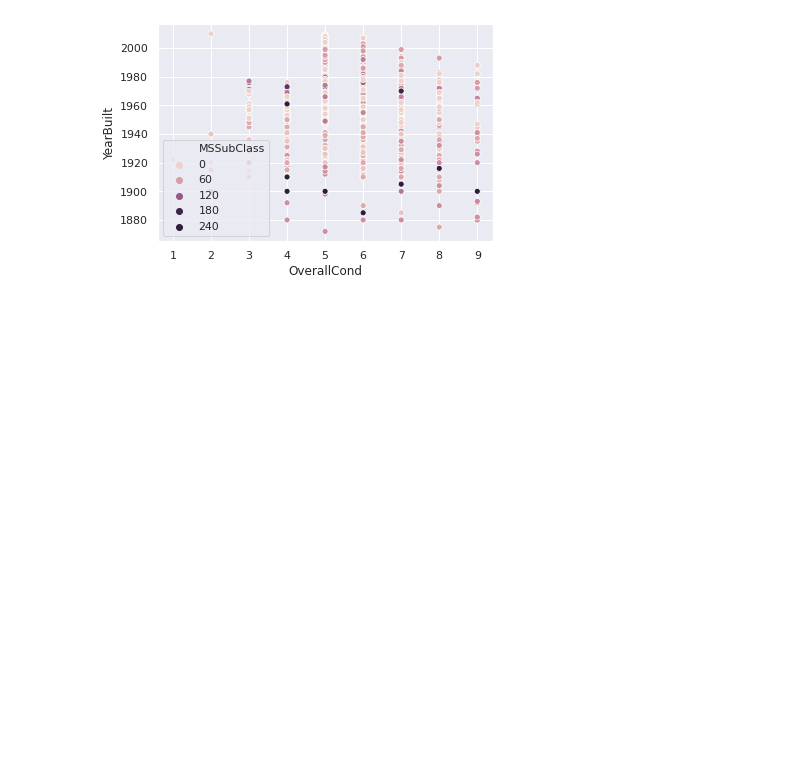
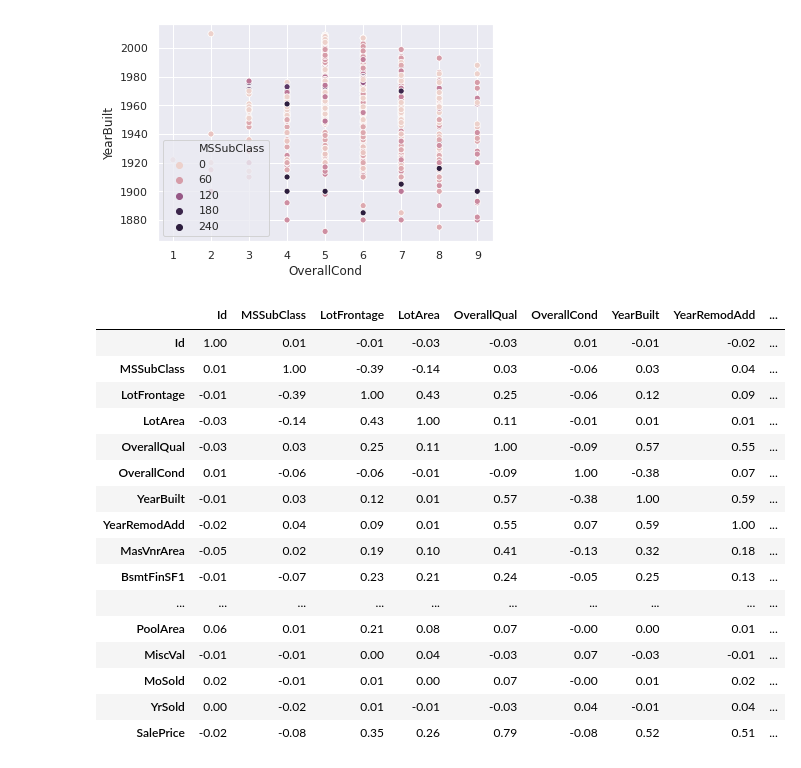
Before and after one commit to CSC345DSLoveYou/HousePrice_DSLoveyou, a Jupyter notebook: HousePrices_DSLoveYou.ipynb, the cells around one changed output. Saved outputs shown, nothing was run; the diff lists cells and outputs as text; code cells hidden in the pictures; blank space fills up the shorter version.

Commit message:
Correlation matrix of House-price

```diff
--- a/HousePrices_DSLoveYou.ipynb
+++ b/HousePrices_DSLoveYou.ipynb
@@ -110,3 +110,23 @@ sns.scatterplot(x = "OverallCond", y = "YearBuilt",data=data, hue= 'MSSubClass')
 plt.show()
 # %% [output]
 [figure]
+# %%
+dfTrain.corr().round(2)
+# %% [output]
+|  | Id | MSSubClass | LotFrontage | LotArea | OverallQual | OverallCond | YearBuilt | YearRemodAdd | ... |
+| Id | 1.00 | 0.01 | -0.01 | -0.03 | -0.03 | 0.01 | -0.01 | -0.02 | ... |
+| MSSubClass | 0.01 | 1.00 | -0.39 | -0.14 | 0.03 | -0.06 | 0.03 | 0.04 | ... |
+| LotFrontage | -0.01 | -0.39 | 1.00 | 0.43 | 0.25 | -0.06 | 0.12 | 0.09 | ... |
+| LotArea | -0.03 | -0.14 | 0.43 | 1.00 | 0.11 | -0.01 | 0.01 | 0.01 | ... |
+| OverallQual | -0.03 | 0.03 | 0.25 | 0.11 | 1.00 | -0.09 | 0.57 | 0.55 | ... |
+| OverallCond | 0.01 | -0.06 | -0.06 | -0.01 | -0.09 | 1.00 | -0.38 | 0.07 | ... |
+| YearBuilt | -0.01 | 0.03 | 0.12 | 0.01 | 0.57 | -0.38 | 1.00 | 0.59 | ... |
+| YearRemodAdd | -0.02 | 0.04 | 0.09 | 0.01 | 0.55 | 0.07 | 0.59 | 1.00 | ... |
+| MasVnrArea | -0.05 | 0.02 | 0.19 | 0.10 | 0.41 | -0.13 | 0.32 | 0.18 | ... |
+| BsmtFinSF1 | -0.01 | -0.07 | 0.23 | 0.21 | 0.24 | -0.05 | 0.25 | 0.13 | ... |
+| ... | ... | ... | ... | ... | ... | ... | ... | ... | ... |
+| PoolArea | 0.06 | 0.01 | 0.21 | 0.08 | 0.07 | -0.00 | 0.00 | 0.01 | ... |
+| MiscVal | -0.01 | -0.01 | 0.00 | 0.04 | -0.03 | 0.07 | -0.03 | -0.01 | ... |
+| MoSold | 0.02 | -0.01 | 0.01 | 0.00 | 0.07 | -0.00 | 0.01 | 0.02 | ... |
+| YrSold | 0.00 | -0.02 | 0.01 | -0.01 | -0.03 | 0.04 | -0.01 | 0.04 | ... |
+| SalePrice | -0.02 | -0.08 | 0.35 | 0.26 | 0.79 | -0.08 | 0.52 | 0.51 | ... |
```
